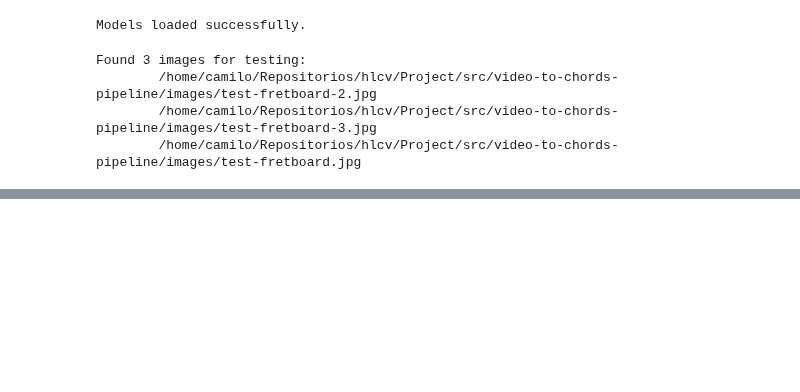
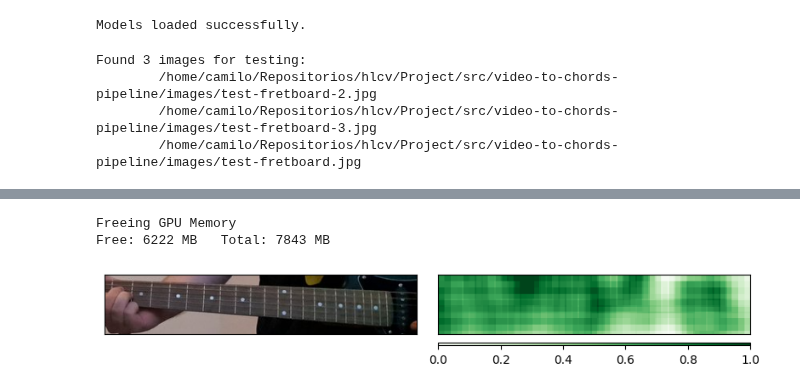
Before and after one commit to dhimitriosduka1/hlcv, a Jupyter notebook: Project/src/video-to-chords-pipeline/pipeline.ipynb, the cells around one changed output, grey strips where cells are left out. Saved outputs shown, nothing was run; the diff lists cells and outputs as text; code cells hidden in the pictures; blank space fills up the shorter version.

```diff
--- a/Project/src/video-to-chords-pipeline/pipeline.ipynb
+++ b/Project/src/video-to-chords-pipeline/pipeline.ipynb
@@ -253,0 +147,28 @@ IndexError: too many indices for tensor of dimension 2
+# %%
+utils.clean_cache()
+
+untrained_dinov2 = utils.initialize_untrained_dinov2(num_labels=len(label2id), image_size=518)
+wrapped_model = utils.ClassificationModelWrapper(untrained_dinov2).to("cuda")
+
+occlusion = Occlusion(wrapped_model)
+
+attributions_occ = occlusion.attribute(
+    input_tensor,
+    strides=strides,
+    target=label2id[EXPECTED_CHORD],
+    sliding_window_shapes=sliding_window_shapes,
+    baselines=0,
+)
+
+_ = viz.visualize_image_attr_multiple(
+    np.transpose(attributions_occ.squeeze().cpu().detach().numpy(), (1, 2, 0)),
+    input_tensor.squeeze().cpu().detach().numpy().transpose(1, 2, 0),
+    ["original_image", "heat_map"],
+    ["all", "positive"],
+    show_colorbar=True,
+    outlier_perc=2,
+)
+# %% [output]
+Freeing GPU Memory
+Free: 6222 MB   Total: 7843 MB
+[figure, added]
```
Also changed, not shown: parts of 10 cells of this notebook, 1 other file.
